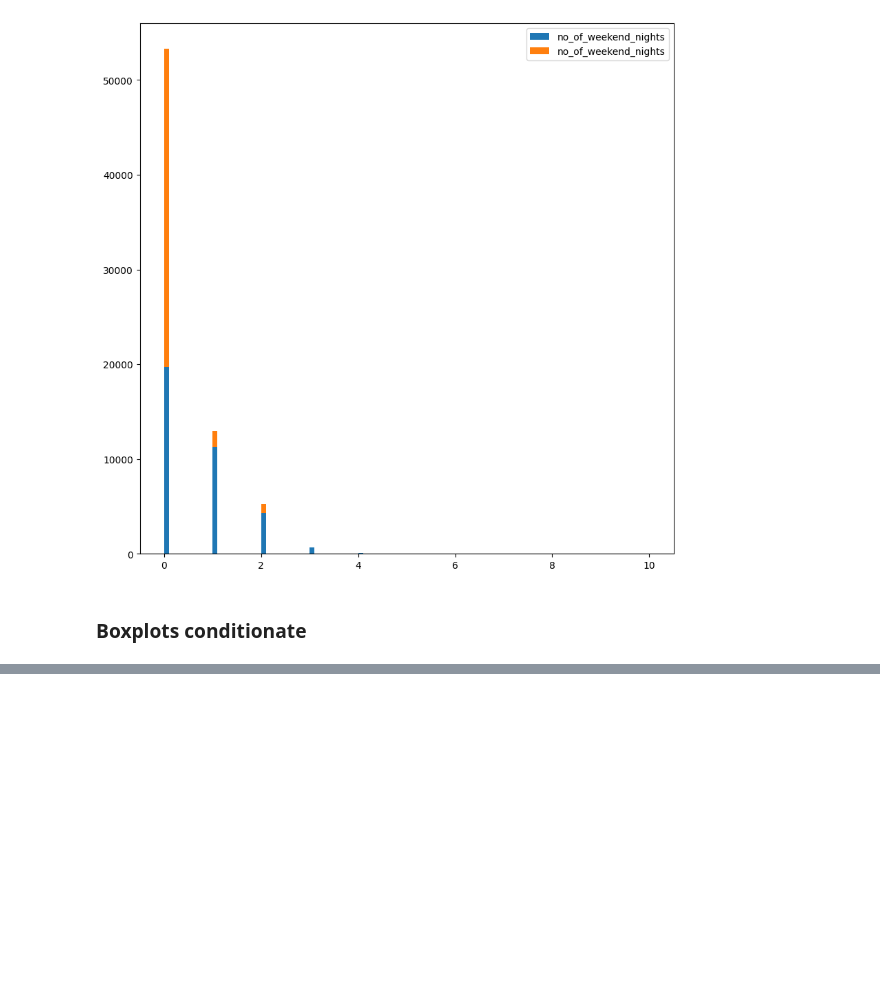
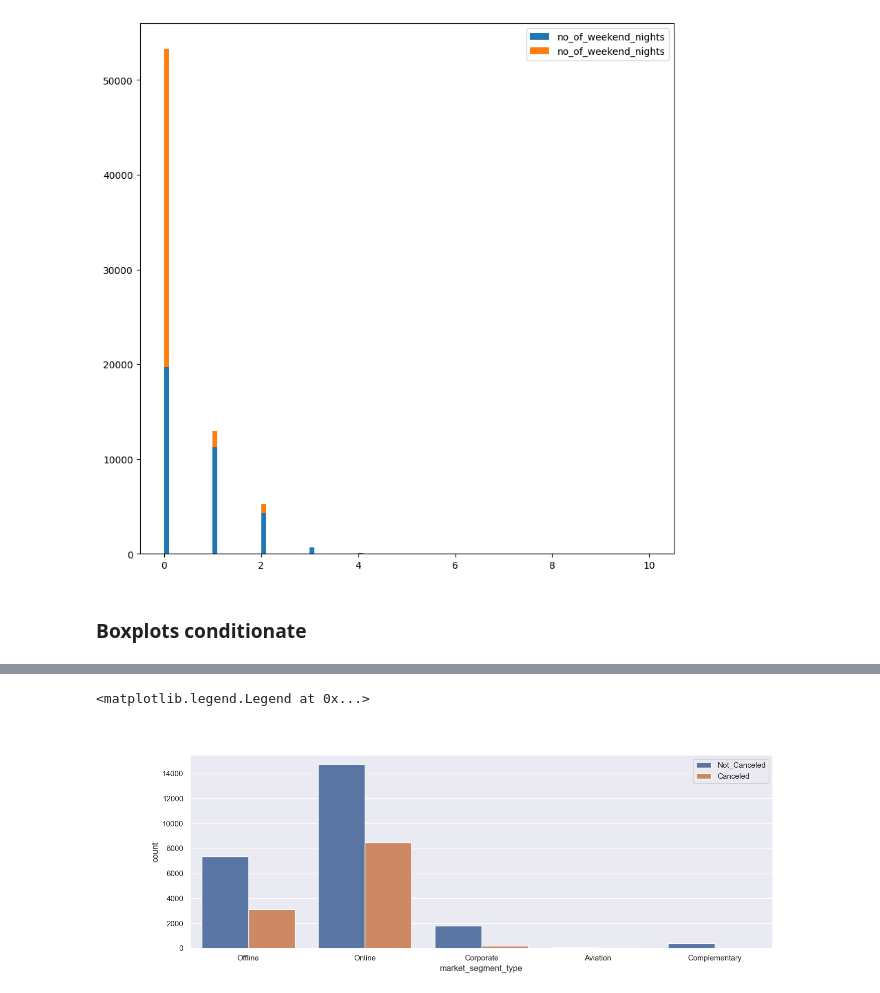
Before and after one commit to Ca3zsar/DM-Tasks, a Jupyter notebook: DM_Task1.ipynb, the cells around one changed output, grey strips where cells are left out. Cells and saved outputs as stored; diff of their text form; code cells hidden in the pictures; blank space fills up the shorter version.

```diff
--- a/DM_Task1.ipynb
+++ b/DM_Task1.ipynb
@@ -507,0 +666,8 @@ plt.show()
+# %%
+plt.figure(figsize=[15,5])
+sns.set()
+sns.countplot(x = 'market_segment_type', hue = 'booking_status', data = hotel)
+plt.legend(loc = 1)
+# %% [output]
+<matplotlib.legend.Legend at 0x...>
+[figure, added]
```
Also changed, not shown: parts of 22 cells of this notebook, 1 other file.
